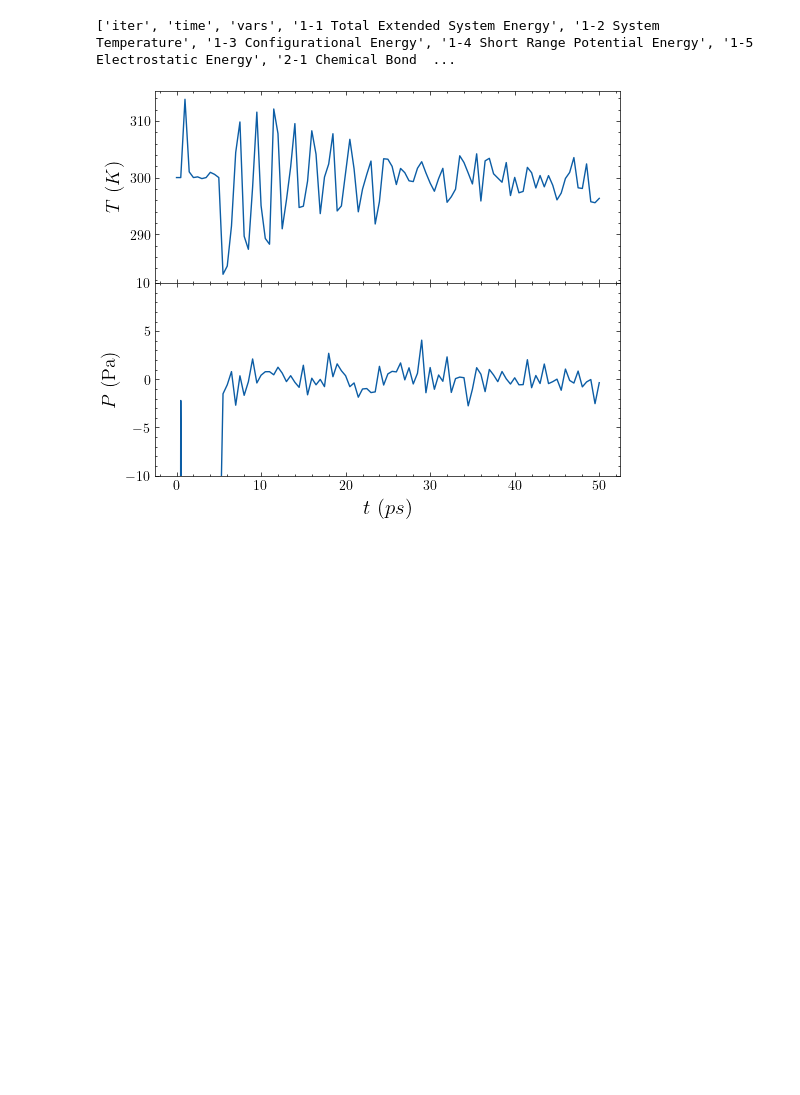
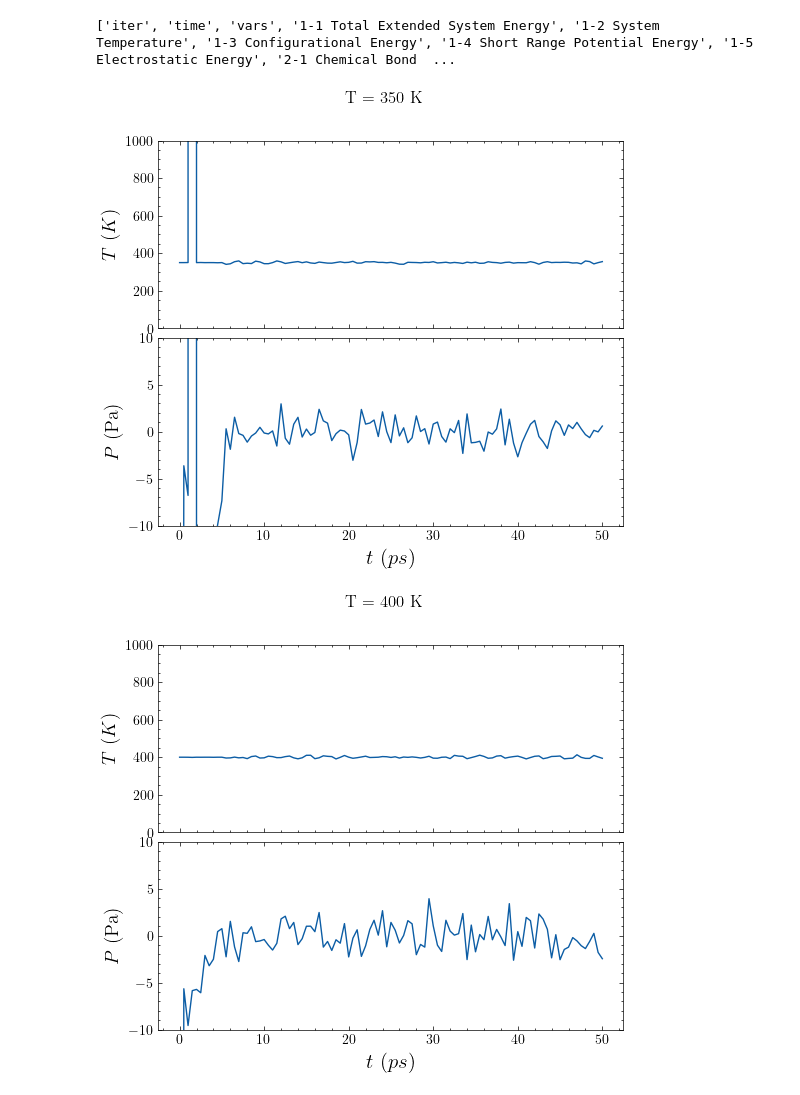
Before and after one commit to DerkNiessink/garnets, a Jupyter notebook: analyse_temp.ipynb, the cells around one changed output. Cells and saved outputs as stored; diff of their text form; code cells hidden in the pictures; blank space fills up the shorter version.

Commit message:
Analyzed timestep data

```diff
--- a/analyse_temp.ipynb
+++ b/analyse_temp.ipynb
@@ -8,6 +10,6 @@ from dlpoly.statis import Statis
 # %%
-result_dir = 'results/output_2024-06-07_19-00-47'
-statis = Statis(f"{result_dir}/STATIS")
+result_dir = 'sim'
+statis = Statis(f"{result_dir}/run_1/STATIS")
 statis.gen_labels()
 print(statis.labels)
 # %% [output]
@@ -19,15 +17,29 @@ press = statis.data[:, 29]
 # %%
-fig, axs = plt.subplots(2, 1, figsize=(6, 5), sharex=True)
+for i in range(1, 11):
 
-axs[0].plot(time, temp)
-axs[0].set_ylabel('$T \ (K)$', fontsize=14)
+    if i != 3:
+        statis = Statis(f"{result_dir}/run_{i}/STATIS")
 
-axs[1].plot(time, press)
-axs[1].set_xlabel('$t \ (ps)$', fontsize=15)
-axs[1].set_ylabel(r'$P \ (\text{Pa})$', fontsize=14)
-axs[1].set_ylim(-10, 10)
+    time = statis.data[:, 1]
+    temp = statis.data[:, 4]
+    press = statis.data[:, 29]
 
-plt.subplots_adjust(hspace=0)
-plt.show()
+    fig, axs = plt.subplots(2, 1, figsize=(6, 5), sharex=True)
+    plt.suptitle(f"T = {i * 50 + 300} K")
+
+
+    axs[0].plot(time, temp)
+    axs[0].set_ylabel('$T \ (K)$', fontsize=14)
+    axs[0].set_ylim(0, 1000)
+
+
+    axs[1].plot(time, press)
+    axs[1].set_xlabel('$t \ (ps)$', fontsize=15)
+    axs[1].set_ylabel(r'$P \ (\text{Pa})$', fontsize=14)
+    axs[1].set_ylim(-10, 10)
+
+    plt.subplots_adjust(hspace=0.05)
+    plt.show()
 # %% [output]
-[figure, old version]
+[figure, new version]
+[figure, added]
```
Also changed, not shown: parts of 4 cells of this notebook, 10 other files.
